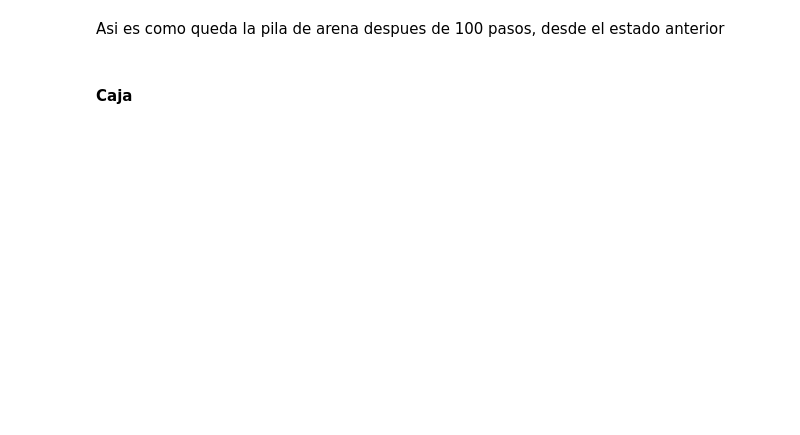
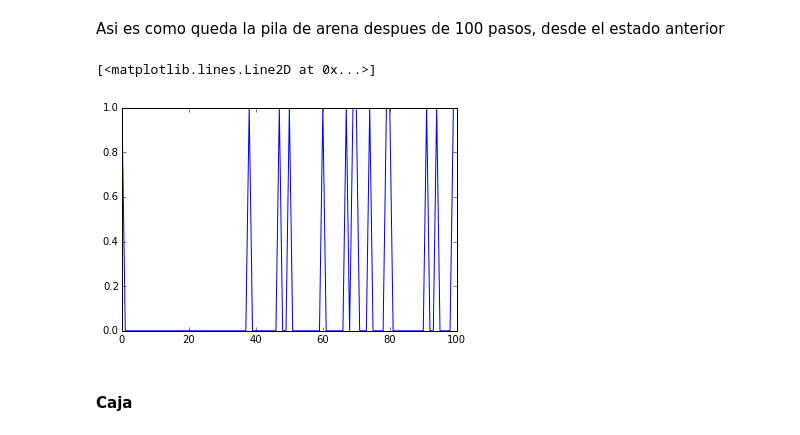
Before and after one commit to LoreMD/proyectoMateCompu, a Jupyter notebook: casiFinal.ipynb, the cells around one changed output. Saved outputs shown, nothing was run; the diff lists cells and outputs as text; code cells hidden in the pictures; blank space fills up the shorter version.

```diff
--- a/casiFinal.ipynb
+++ b/casiFinal.ipynb
@@ -165,6 +165,8 @@ class PilaArena:
         self.L=L
         self.sc=2
         self.estadoActual=np.empty((1,self.L), dtype=object)
+
+        self.establesEnTiempo=np.zeros((100,2))
 
     def crea(self):
         """
@@ -254,13 +256,19 @@ class PilaArena:
         """
         Ejecuta el numero especificado de pasos
         """
-        [self.stepMesa() for i in xrange(steps)]
+        for i in xrange(0,steps):
+            self.cuentaEstables(i)
+            self.stepMesa()
 
     def loopCaja(self, steps):
         """
         Ejecuta el numero especificado de pasos
         """
-        [self.stepCaja() for i in xrange(steps)]
+        #[self.stepCaja() for i in xrange(steps)]
+        for i in xrange(0,steps):
+            self.cuentaEstables(i)
+            self.stepCaja()
+
 
     def stepMesa(self):
         """
@@ -275,6 +283,16 @@ class PilaArena:
         """
         self.dinamicaCaja()
         self.wipe()
+
+    def cuentaEstables(self,t):
+        estatico=self.creaEstadoEstatico()
+        inestables=0
+        for i in xrange(1,self.L-2,1):
+            if estatico[0,i]-estatico[0,i+1]>self.sc:#no estable
+                inestables+=1
+        self.establesEnTiempo[t,0]=t
+        self.establesEnTiempo[t,1]=inestables
+        return self.establesEnTiempo
 # %% [markdown]
 #### Mesa
 # %%
@@ -301,5 +320,12 @@ m.toString()
 # %% [markdown]
 Asi es como queda la pila de arena despues de 100 pasos, desde el estado anterior
+# %%
+X=m.establesEnTiempo[:,0]
+Y=m.establesEnTiempo[:,1]
+plt.plot(X,Y)
+# %% [output]
+[<matplotlib.lines.Line2D at 0x...>]
+[figure, added]
 # %% [markdown]
 #### Caja
 # %%
```
Also changed, not shown: parts of 25 cells of this notebook.
